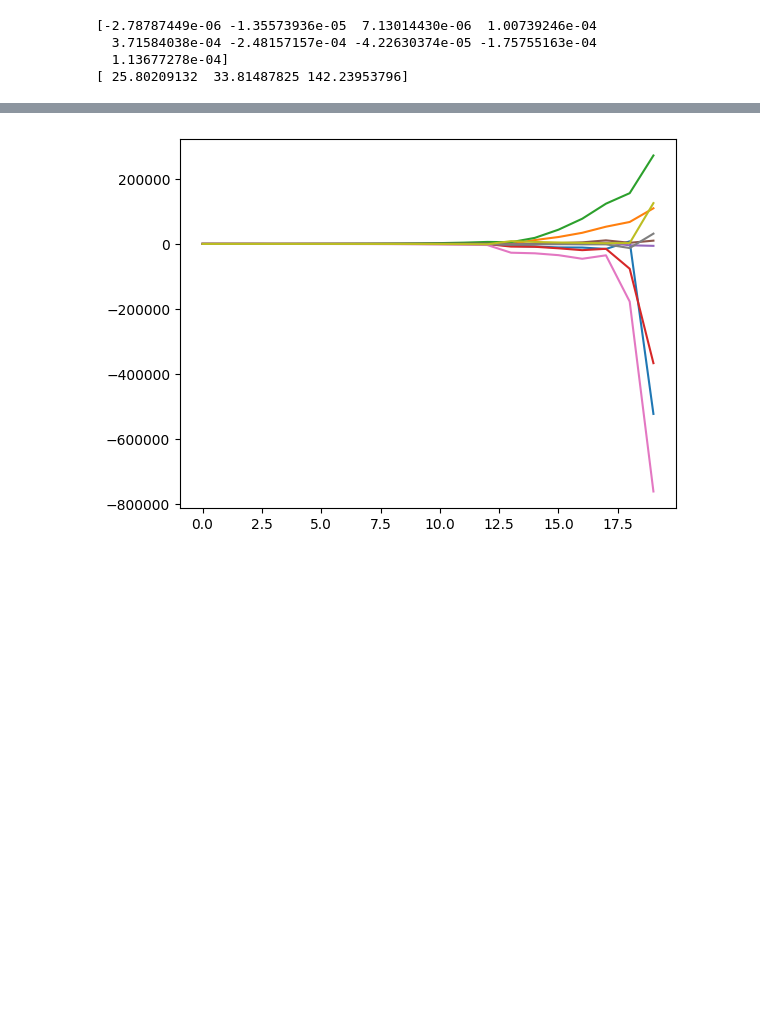
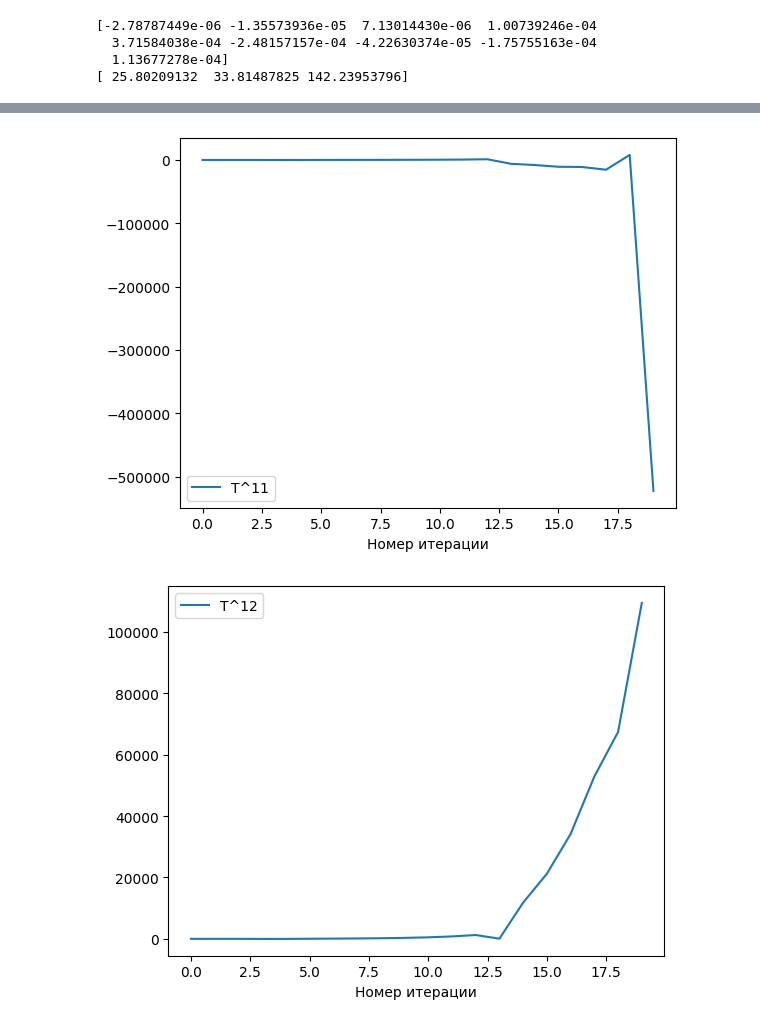
Before and after one commit to asmalcev/magnetometer, a Jupyter notebook: Vasconcelos_et_al.ipynb, the cells around one changed output, grey strips where cells are left out. Saved outputs shown, nothing was run; the diff lists cells and outputs as text; code cells hidden in the pictures; blank space fills up the shorter version.

```diff
--- a/Vasconcelos_et_al.ipynb
+++ b/Vasconcelos_et_al.ipynb
@@ -460,30 +416,12 @@ plt.show()
-# %%
-y = list(map(lambda k: k[0], data))
-plt.plot(x, y)
-
-y = list(map(lambda k: k[1], data))
-plt.plot(x, y)
-
-y = list(map(lambda k: k[2], data))
-plt.plot(x, y)
-
-y = list(map(lambda k: k[3], data))
-plt.plot(x, y)
-
-y = list(map(lambda k: k[4], data))
-plt.plot(x, y)
-
-y = list(map(lambda k: k[5], data))
-plt.plot(x, y)
-
-y = list(map(lambda k: k[6], data))
-plt.plot(x, y)
-
-y = list(map(lambda k: k[7], data))
-plt.plot(x, y)
-
-y = list(map(lambda k: k[8], data))
-plt.plot(x, y)
-plt.show()
-# %% [output]
-[figure, removed]
+# %%
+labels = ['T^11', 'T^12', 'T^13', 'T^21', 'T^22', 'T^23', 'T^31', 'T^32', 'T^33']
+
+for i in range(9):
+  y = list(map(lambda k: k[i], data))
+  plt.plot(x, y, label=labels[i])
+  plt.legend()
+  plt.xlabel('Номер итерации')
+  plt.show()
+# %% [output]
+[figure, added]
+[figure, added]
```
Also changed, not shown: parts of 4 cells of this notebook.
